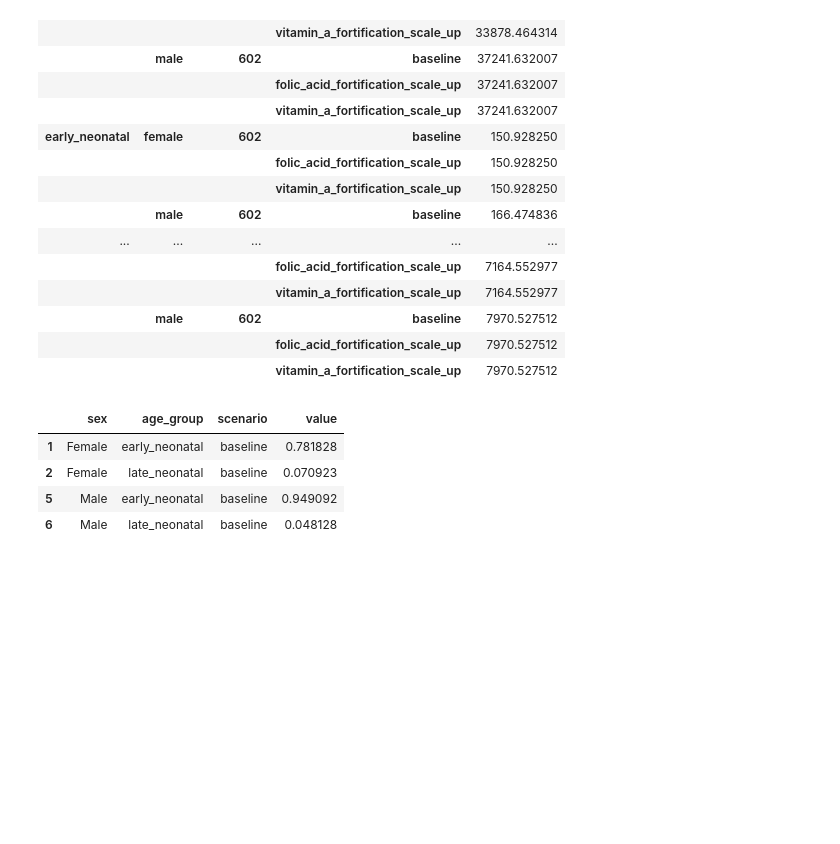
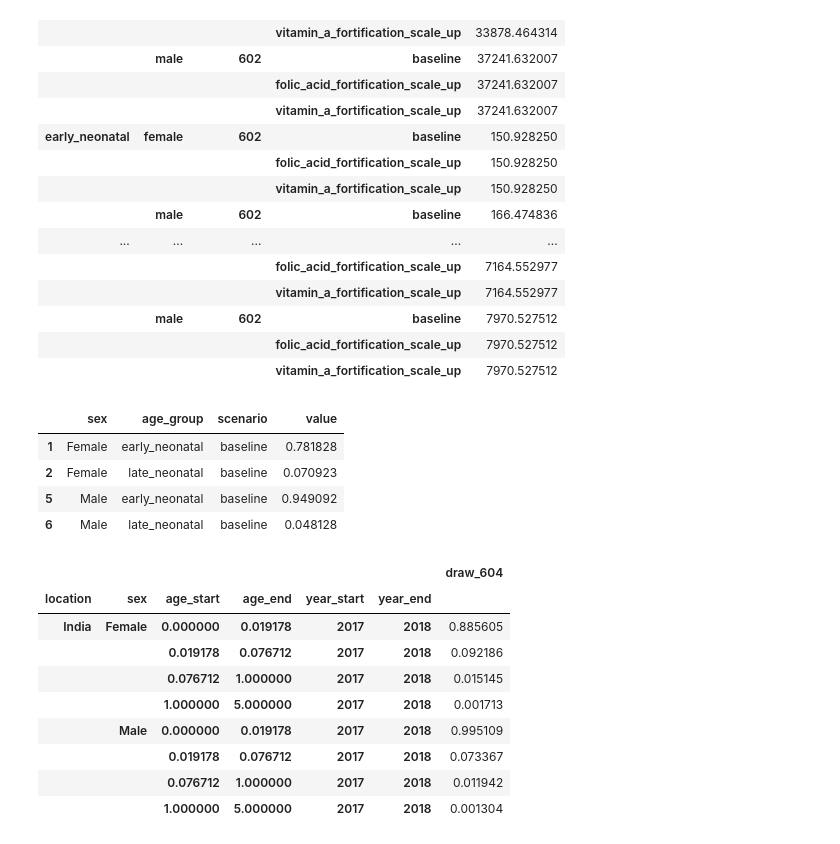
Before and after one commit to ihmeuw/vivarium_data_analysis, a Jupyter notebook: output_processing/lsff/model_6/lsff_lbwsg.ipynb, the cells around one changed output. Saved outputs shown, nothing was run; the diff lists cells and outputs as text; code cells hidden in the pictures; blank space fills up the shorter version.

```diff
--- a/output_processing/lsff/model_6/lsff_lbwsg.ipynb
+++ b/output_processing/lsff/model_6/lsff_lbwsg.ipynb
@@ -76,6 +76,23 @@ acmr
 | 2 | Female | late_neonatal | baseline | 0.070923 |
 | 5 | Male | early_neonatal | baseline | 0.949092 |
 | 6 | Male | late_neonatal | baseline | 0.048128 |
+# %%
+art = Artifact('/share/costeffectiveness/artifacts/vivarium_conic_lsff/india.hdf',
+                   filter_terms=['year_start == 2017', 'age_start < 5'])
+data = art.load('cause.all_causes.cause_specific_mortality_rate')
+data_604 = data[['draw_604']]
+data_604
+# %% [output]
+|  |  |  |  |  |  | draw_604 |
+| location | sex | age_start | age_end | year_start | year_end |  |
+| India | Female | 0.000000 | 0.019178 | 2017 | 2018 | 0.885605 |
+|  |  | 0.019178 | 0.076712 | 2017 | 2018 | 0.092186 |
+|  |  | 0.076712 | 1.000000 | 2017 | 2018 | 0.015145 |
+|  |  | 1.000000 | 5.000000 | 2017 | 2018 | 0.001713 |
+|  | Male | 0.000000 | 0.019178 | 2017 | 2018 | 0.995109 |
+|  |  | 0.019178 | 0.076712 | 2017 | 2018 | 0.073367 |
+|  |  | 0.076712 | 1.000000 | 2017 | 2018 | 0.011942 |
+|  |  | 1.000000 | 5.000000 | 2017 | 2018 | 0.001304 |
 # %%
 art = Artifact('/share/costeffectiveness/artifacts/vivarium_conic_lsff/india.hdf',
                    filter_terms=['year_start == 2017', 'age_start < 5'])
```
Also changed, not shown: parts of 10 cells of this notebook.
